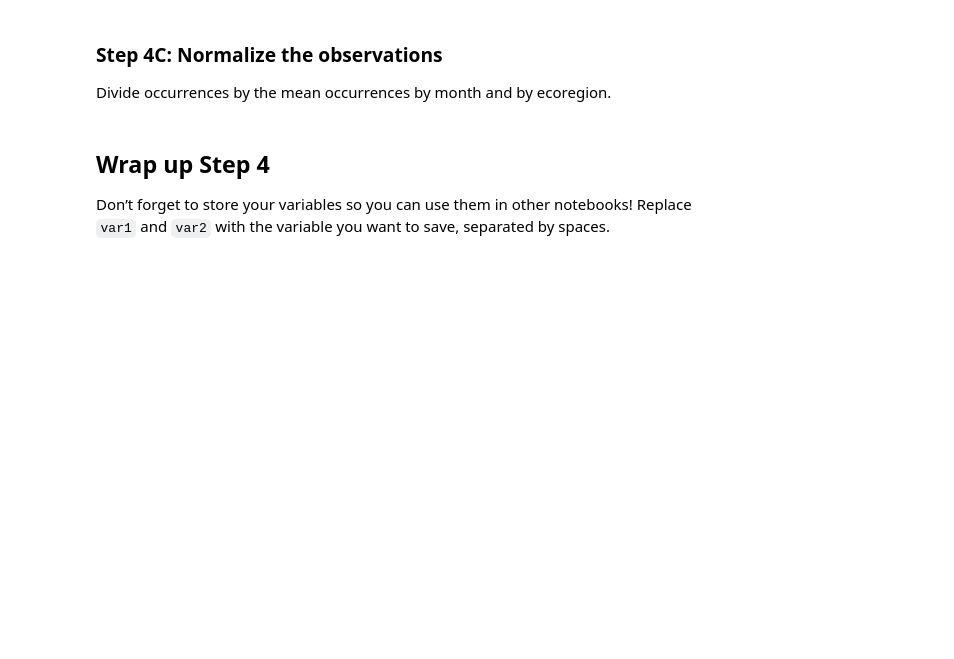
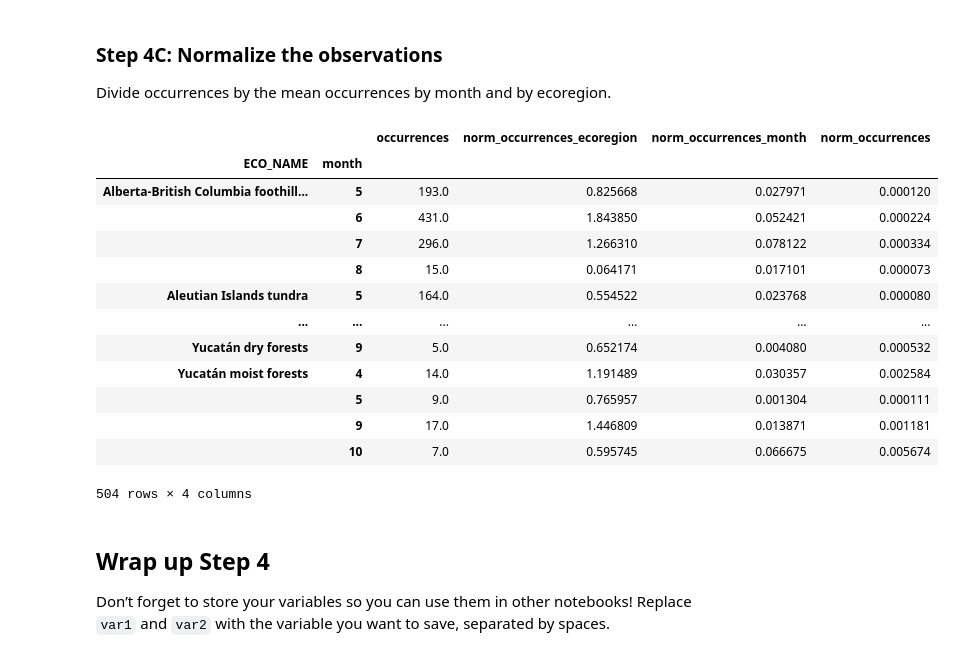
Before and after one commit to davidcwilcoxbuffs/02-migration-fall-template, a Jupyter notebook: notebooks/03-migration-normalize.ipynb, the cells around one changed output. Drawn from its saved outputs; the diff is of its cells as text; code cells hidden in the pictures; blank space fills up the shorter version.

```diff
--- a/notebooks/03-migration-normalize.ipynb
+++ b/notebooks/03-migration-normalize.ipynb
@@ -73,23 +91,26 @@ occurrence_df = (
     gbif_ecoregion_gdf
 
     ### group by each ecoregion and month
-    .groupby(columns_to_group_by)
+    .groupby(['ECO_NAME', 'month'])
 
     ### and count the number of occurrences
-    .agg(occurrences=('col_name', 'count'))
+    .agg(occurrences=('individualCount', 'sum'))
 )
 
 ### get rid of rare observations (which are possibly misidentifications)
-occurrence_df = occurrence_df[...]
+occurrence_df = occurrence_df[occurrence_df['occurrences'] > 1]
 
 ### calculate the mean # observations by ecoregion
 mean_occurrences_by_ecoregion = (
     occurrence_df
-    ...
+    .groupby('ECO_NAME')
+    .mean()
+
 )
 
 ### calculate the mean # observations by month
 mean_occurrences_by_month = (
     occurrence_df
-    ...
+    .groupby('month')
+    .mean()
 )
@@ -99,13 +147,37 @@ mean_occurrences_by_month = (
 Divide occurrences by the mean occurrences by month and by ecoregion.
 # %%
 ### normalize by space and time for sampling effort
-occurrence_df['norm_occurrences'] = (
-    occurrence_df
-    ...
+occurrence_df['norm_occurrences_ecoregion'] = (
+    occurrence_df['occurrences']
+    / mean_occurrences_by_ecoregion['occurrences']
 )
 
+occurrence_df['norm_occurrences_month'] = (
+    occurrence_df['occurrences']
+    / mean_occurrences_by_month['occurrences']
+)
+occurrence_df['norm_occurrences'] = (
+    occurrence_df['occurrences']
+    / mean_occurrences_by_ecoregion['occurrences']
+    / mean_occurrences_by_month['occurrences']
+)
 ### check it out
 occurrence_df
+# %% [output]
+|  |  | occurrences | norm_occurrences_ecoregion | norm_occurrences_month | norm_occurrences |
+| ECO_NAME | month |  |  |  |  |
+| Alberta-British Columbia foothill... | 5 | 193.0 | 0.825668 | 0.027971 | 0.000120 |
+|  | 6 | 431.0 | 1.843850 | 0.052421 | 0.000224 |
+|  | 7 | 296.0 | 1.266310 | 0.078122 | 0.000334 |
+|  | 8 | 15.0 | 0.064171 | 0.017101 | 0.000073 |
+| Aleutian Islands tundra | 5 | 164.0 | 0.554522 | 0.023768 | 0.000080 |
+| ... | ... | ... | ... | ... | ... |
+| Yucatán dry forests | 9 | 5.0 | 0.652174 | 0.004080 | 0.000532 |
+| Yucatán moist forests | 4 | 14.0 | 1.191489 | 0.030357 | 0.002584 |
+|  | 5 | 9.0 | 0.765957 | 0.001304 | 0.000111 |
+|  | 9 | 17.0 | 1.446809 | 0.013871 | 0.001181 |
+|  | 10 | 7.0 | 0.595745 | 0.066675 | 0.005674 |
+504 rows × 4 columns
 # %% [markdown]
 ## Wrap up Step 4
 
```
Also changed, not shown: parts of 5 cells of this notebook, 2 other files.
